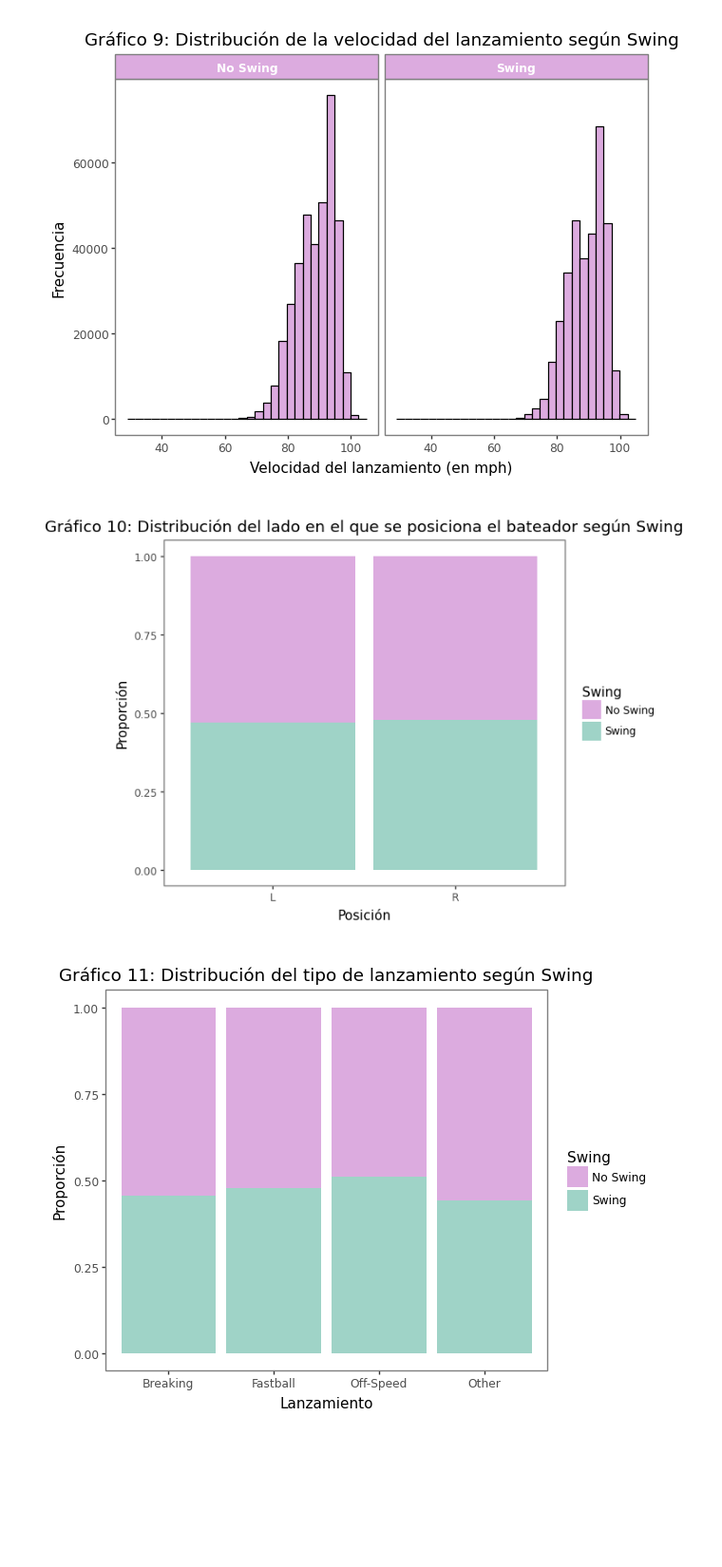
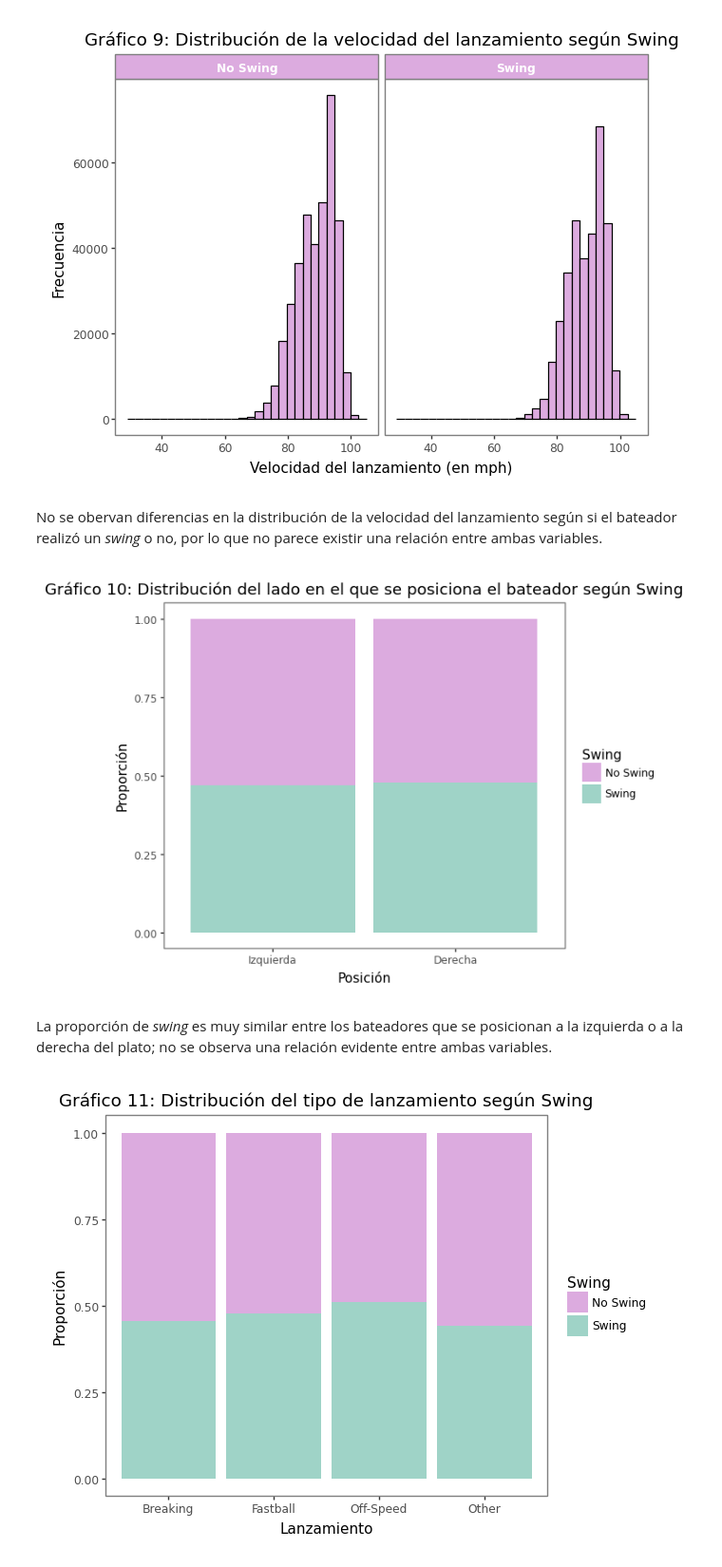
Before and after one commit to luciacordoba14/PythonTP2, a Jupyter notebook: Analisis Descriptivo.ipynb, the cells around one changed output. Shown at 95% size. Saved outputs shown, nothing was run; the diff lists cells and outputs as text; code cells hidden in the pictures; blank space fills up the shorter version.

```diff
--- a/Analisis Descriptivo.ipynb
+++ b/Analisis Descriptivo.ipynb
@@ -451,32 +569,42 @@ datos_graf = datos_temporada1.with_columns(
 )
 # %% [output]
 [figure]
+# %% [markdown]
+No se obervan diferencias en la distribución de la velocidad del lanzamiento según si el bateador realizó un *swing* o no, por lo que no parece existir una relación entre ambas variables.
 # %%
 (
     ggplot(datos_graf) +
     aes(
         x = "stand",
         fill = "factor(Swing_label)"
     ) +
     geom_bar(position = "fill") +
     scale_fill_manual(
         values=["#DCABDF", "#9FD3C7"]
+    ) +
+    scale_x_discrete(
+        labels = {
+            "L": "Izquierda",
+            "R": "Derecha"
+        }
     ) +
     labs(
         x = "Posición",
         y = "Proporción",
         fill = "Swing",
         title = "Gráfico 10: Distribución del lado en el que se posiciona el bateador según Swing"
     ) +
     theme_bw() +
     theme(
         panel_grid_minor = element_blank(),
         panel_grid_major = element_blank(),
         panel_background = element_blank()
     )
 )
 # %% [output]
-[figure, old version]
+[figure, new version]
+# %% [markdown]
+La proporción de *swing* es muy similar entre los bateadores que se posicionan a la izquierda o a la derecha del plato; no se observa una relación evidente entre ambas variables.
 # %%
 (
     ggplot(datos_graf) +
```
Also changed, not shown: parts of 69 cells of this notebook.
